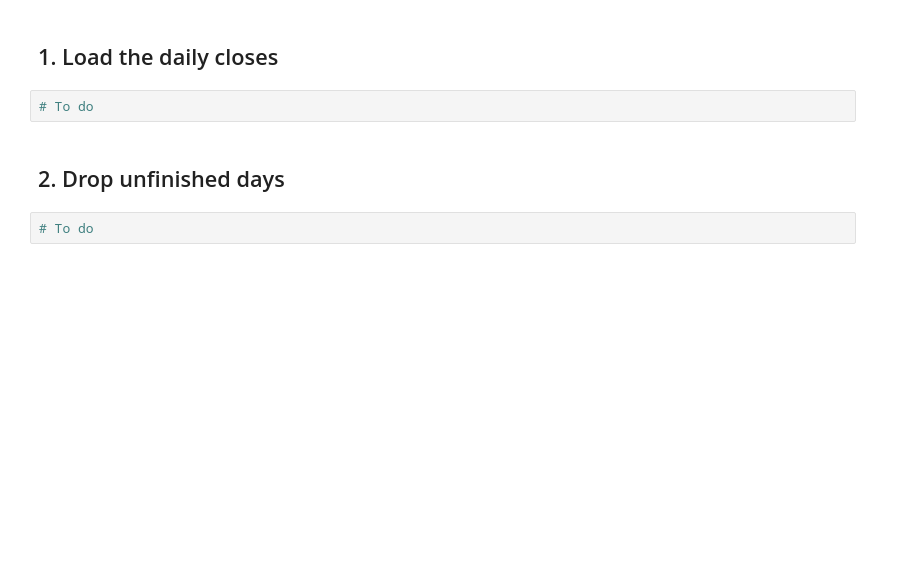
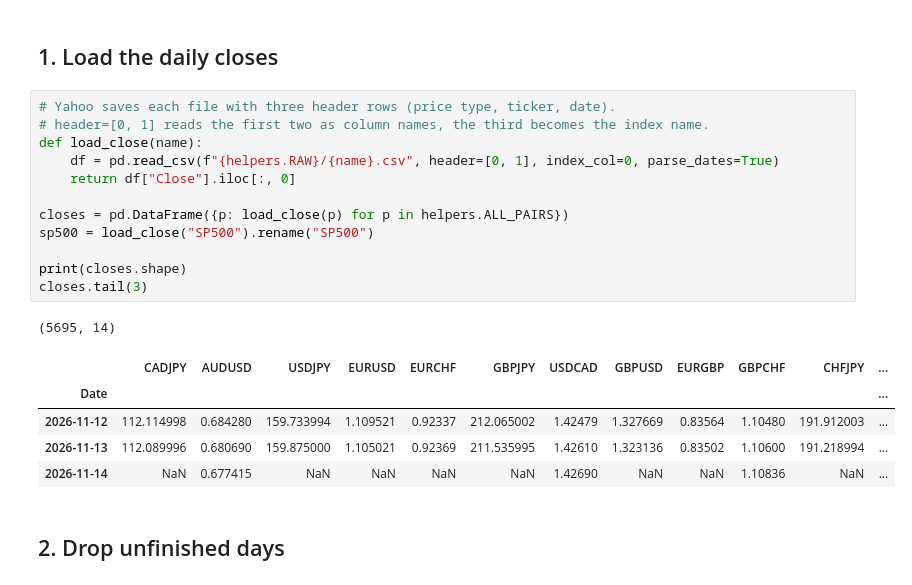
Before and after one commit to Roberto-Berardi/trend-following-fx-risk-factor, a Jupyter notebook: code/02_clean.ipynb, the cells around one changed output. Drawn from its saved outputs; the diff is of its cells as text; blank space fills up the shorter version.

```diff
--- a/code/02_clean.ipynb
+++ b/code/02_clean.ipynb
@@ -23,9 +24,24 @@ import helpers
 os.makedirs(helpers.PROCESSED, exist_ok=True)
 # %% [markdown]
 ## 1. Load the daily closes
-# %%
-# To do
+# %%
+# Yahoo saves each file with three header rows (price type, ticker, date).
+# header=[0, 1] reads the first two as column names, the third becomes the index name.
+def load_close(name):
+    df = pd.read_csv(f"{helpers.RAW}/{name}.csv", header=[0, 1], index_col=0, parse_dates=True)
+    return df["Close"].iloc[:, 0]
+
+closes = pd.DataFrame({p: load_close(p) for p in helpers.ALL_PAIRS})
+sp500 = load_close("SP500").rename("SP500")
+
+print(closes.shape)
+closes.tail(3)
+# %% [output]
+(5695, 14)
+|  | CADJPY | AUDUSD | USDJPY | EURUSD | EURCHF | GBPJPY | USDCAD | GBPUSD | EURGBP | GBPCHF | CHFJPY | ... |
+| Date |  |  |  |  |  |  |  |  |  |  |  | ... |
+| 2026-11-12 | 112.114998 | 0.684280 | 159.733994 | 1.109521 | 0.92337 | 212.065002 | 1.42479 | 1.327669 | 0.83564 | 1.10480 | 191.912003 | ... |
+| 2026-11-13 | 112.089996 | 0.680690 | 159.875000 | 1.105021 | 0.92369 | 211.535995 | 1.42610 | 1.323136 | 0.83502 | 1.10600 | 191.218994 | ... |
+| 2026-11-14 | NaN | 0.677415 | NaN | NaN | NaN | NaN | 1.42690 | NaN | NaN | 1.10836 | NaN | ... |
 # %% [markdown]
 ## 2. Drop unfinished days
-# %%
-# To do
```
Also changed, not shown: parts of 23 cells of this notebook, 1 other file.
